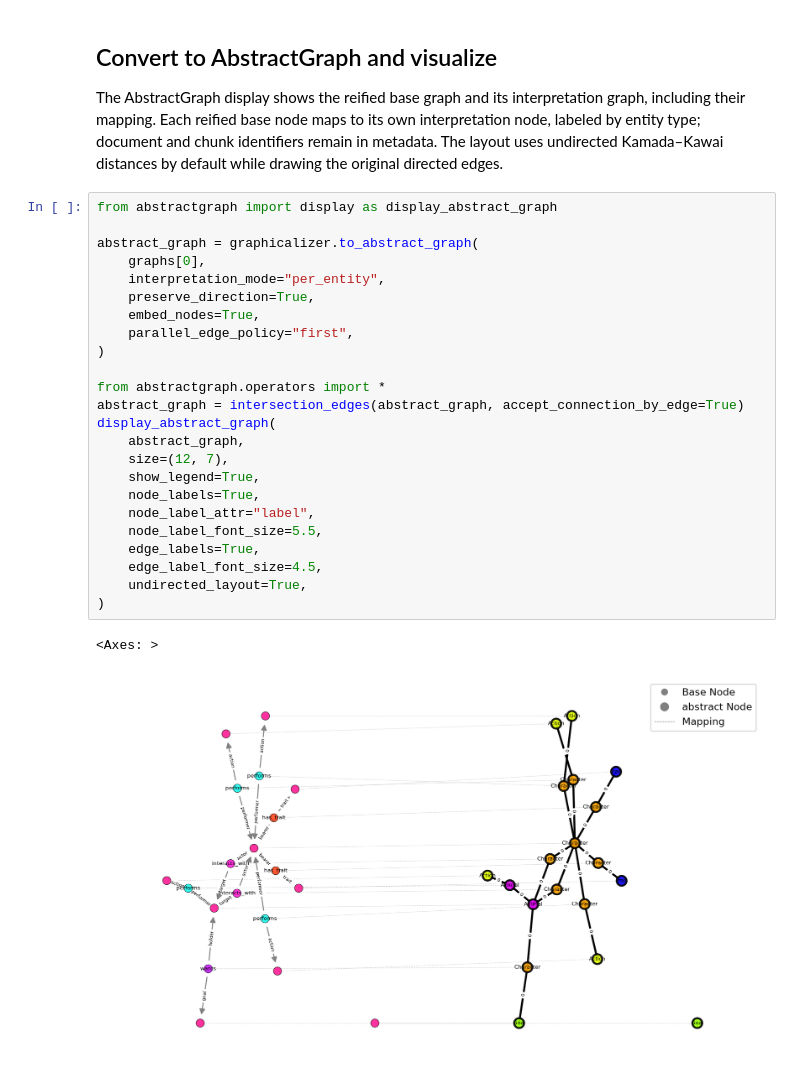
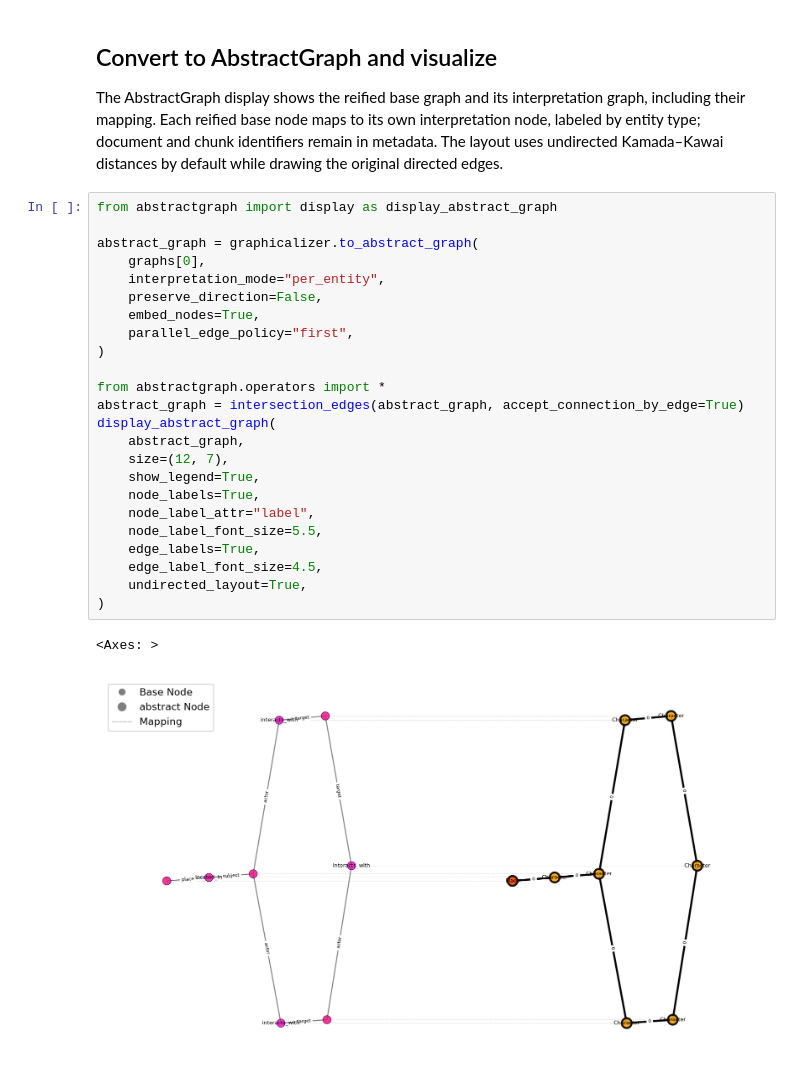
Before and after one commit to fabriziocosta/SemanticGraphicalizer, a Jupyter notebook: notebooks/aesop_tales.ipynb, the cells around one changed output. Drawn from its saved outputs; the diff is of its cells as text.

```diff
--- a/notebooks/aesop_tales.ipynb
+++ b/notebooks/aesop_tales.ipynb
@@ -113,27 +108,27 @@ The AbstractGraph display shows the reified base graph and its interpretation gr
 # %%
 from abstractgraph import display as display_abstract_graph
 
 abstract_graph = graphicalizer.to_abstract_graph(
     graphs[0],
     interpretation_mode="per_entity",
-    preserve_direction=True,
+    preserve_direction=False,
     embed_nodes=True,
     parallel_edge_policy="first",
 )
 
 from abstractgraph.operators import *
 abstract_graph = intersection_edges(abstract_graph, accept_connection_by_edge=True)
 display_abstract_graph(
     abstract_graph,
     size=(12, 7),
     show_legend=True,
     node_labels=True,
     node_label_attr="label",
     node_label_font_size=5.5,
     edge_labels=True,
     edge_label_font_size=4.5,
     undirected_layout=True,
 )
 # %% [output]
 <Axes: >
-[figure, old version]
+[figure, new version]
```
Also changed, not shown: parts of 2 cells of this notebook, 5 other files.
